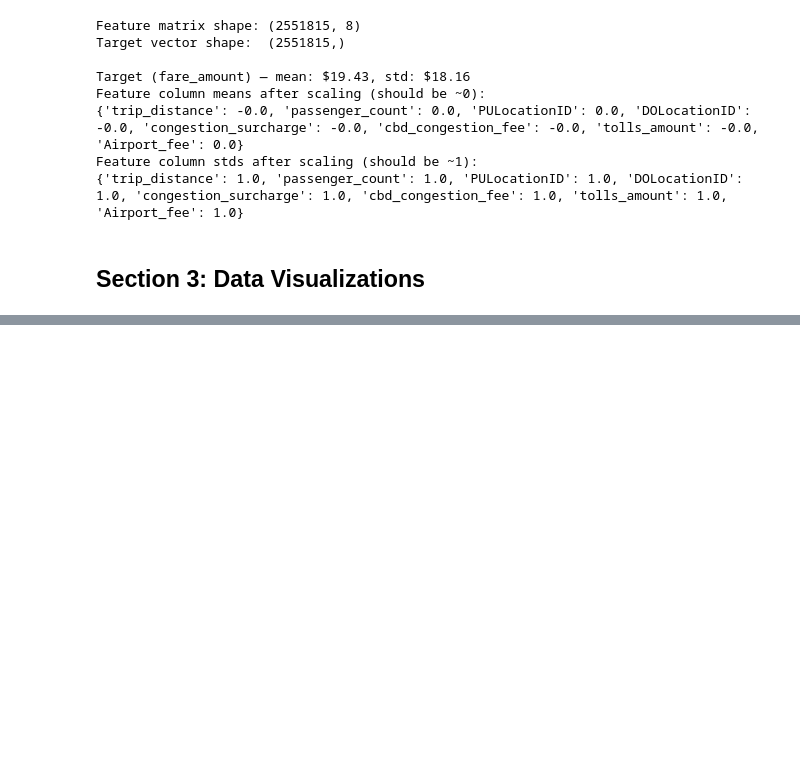
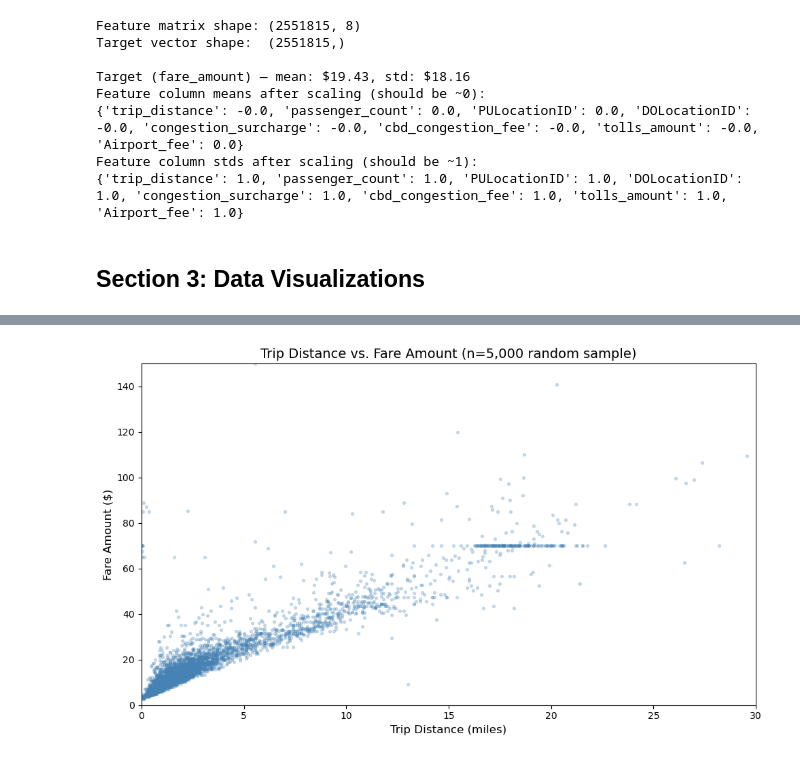
Before and after one commit to trevorsmith00/ista421_final, a Jupyter notebook: notebook/taxi_analysis.ipynb, the cells around one changed output, grey strips where cells are left out. Saved outputs shown, nothing was run; the diff lists cells and outputs as text; code cells hidden in the pictures; blank space fills up the shorter version.

```diff
--- a/notebook/taxi_analysis.ipynb
+++ b/notebook/taxi_analysis.ipynb
@@ -187,0 +224,17 @@ Feature column stds after scaling (should be ~1):
+# %%
+# Scatterplot: trip_distance vs fare_amount (sampled for readability)
+sample = df_clean.sample(n=5000, random_state=42)
+
+fig, ax = plt.subplots(figsize=(10, 6))
+ax.scatter(sample['trip_distance'], sample['fare_amount'],
+           alpha=0.25, s=8, color='steelblue')
+ax.set_xlabel('Trip Distance (miles)', fontsize=12)
+ax.set_ylabel('Fare Amount ($)', fontsize=12)
+ax.set_title('Trip Distance vs. Fare Amount (n=5,000 random sample)', fontsize=14)
+ax.set_xlim(0, 30)
+ax.set_ylim(0, 150)
+plt.tight_layout()
+plt.savefig('../figures/distance_vs_fare_scatter.png', dpi=150, bbox_inches='tight')
+plt.show()
+# %% [output]
+[figure, added]
```
Also changed, not shown: parts of 9 cells of this notebook, 1 other file.
